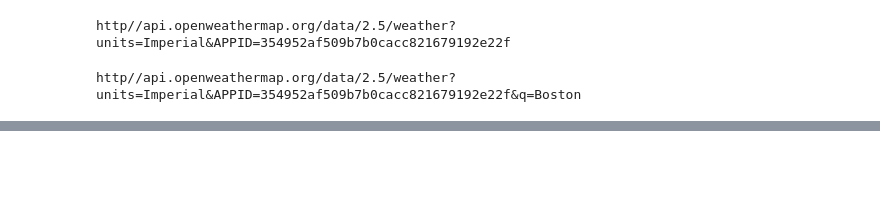
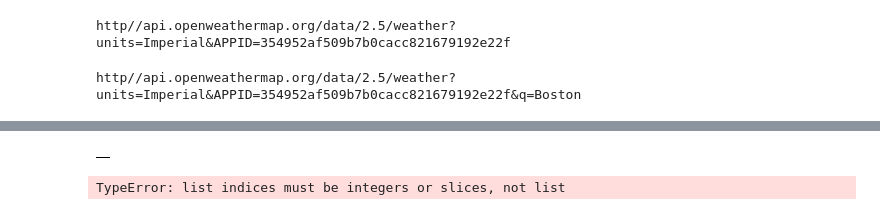
Before and after one commit to Santiago2607/World_Weather_Analysis, a Jupyter notebook: WeatherPy.ipynb, the cells around one changed output, grey strips where cells are left out. Cells and saved outputs as stored; diff of their text form; code cells hidden in the pictures; blank space fills up the shorter version.

```diff
--- a/WeatherPy.ipynb
+++ b/WeatherPy.ipynb
@@ -189,7 +188,11 @@ City not found. Skipping...
 # %%
 # Convert the array of dictionaries to a Pandas DataFrame.
-city_data_df = pd.DataFrame(city_data)
+city_data_df = pd.DataFrame.from_records(city_data)
 city_data_df.head(10)
+# %% [output]
+|  |
 # %%
 new_column_order = ["City", "Country", "Date", "Lat", "Lng", "Max Temp", "Humidity", "Cloudiness", "Wind Speed"]
-city_data_df = city_data_df[new_column_order]
+city_data_df = city_data[new_column_order]
+# %% [output]
+TypeError: list indices must be integers or slices, not list
```
Also changed, not shown: parts of 5 cells of this notebook.
